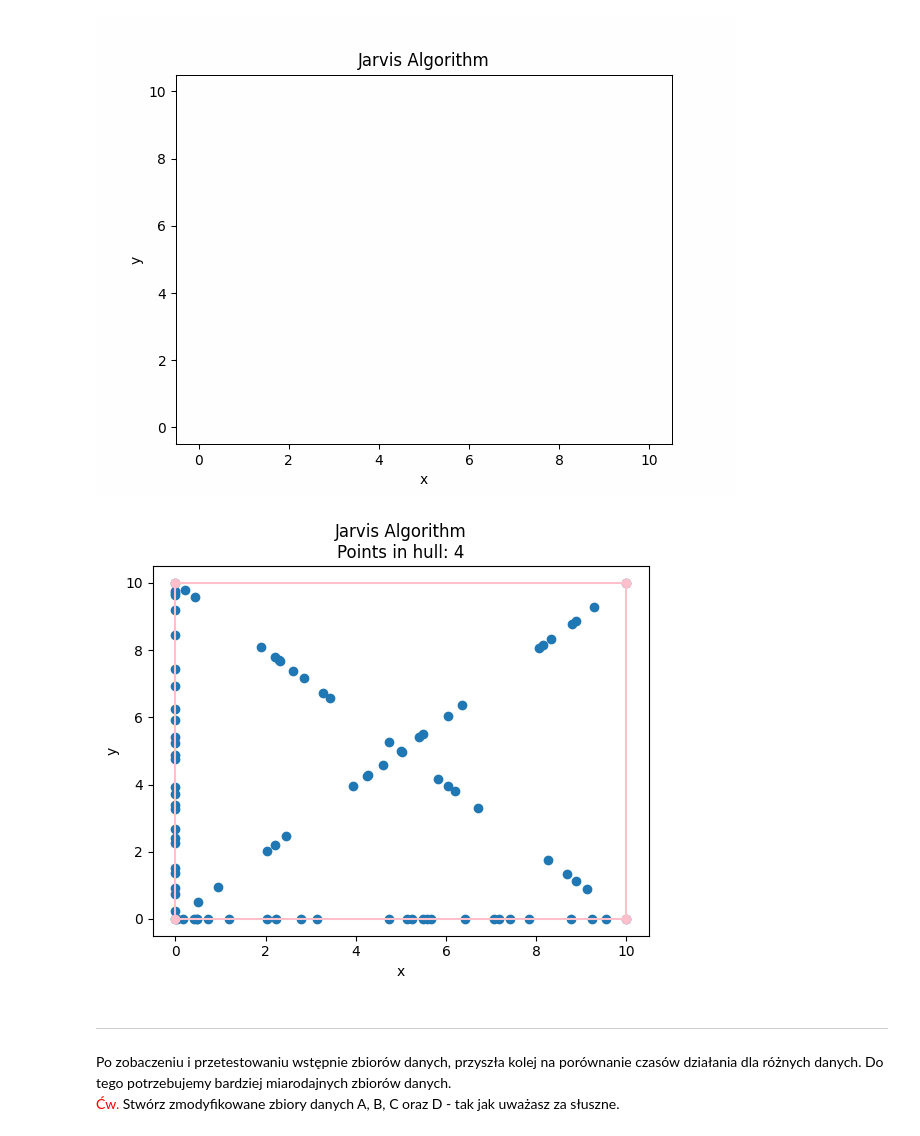
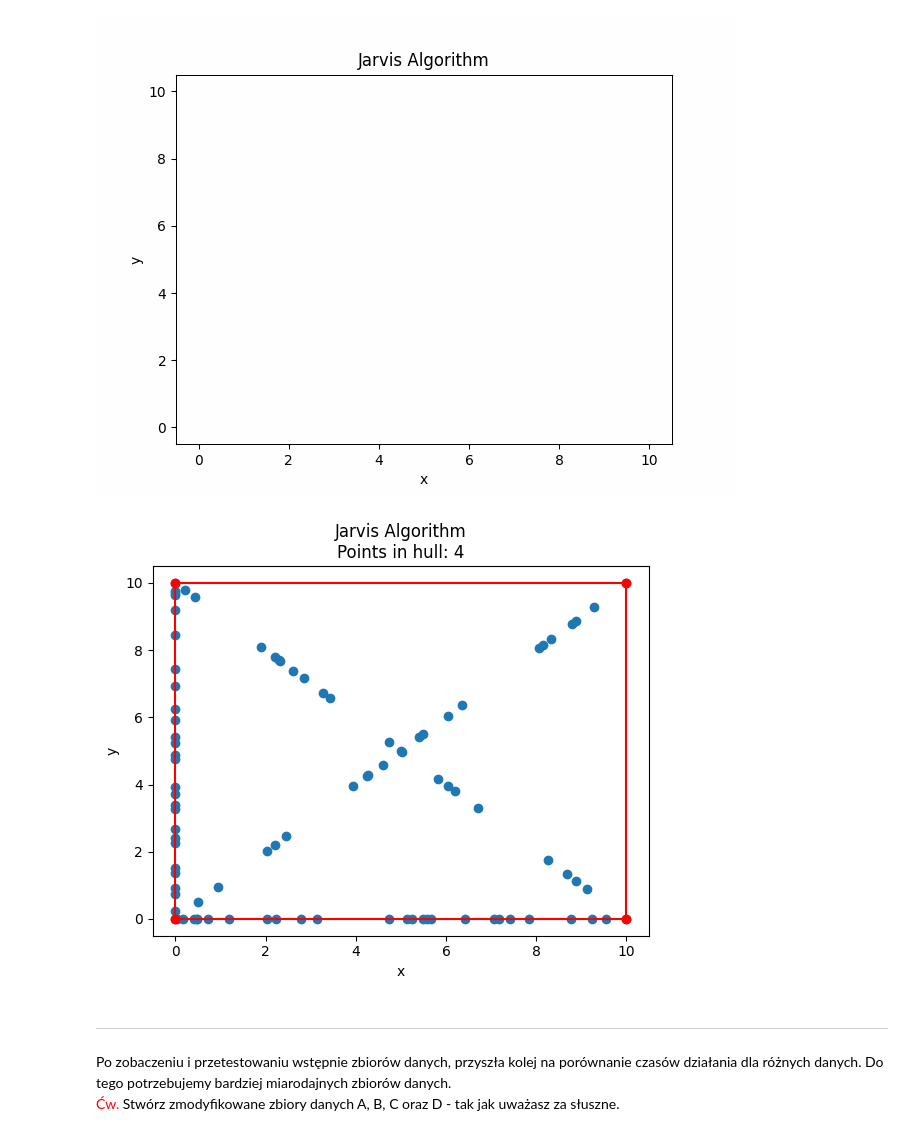
Before and after one commit to NCCMNT/Geometric-Algorithms, a Jupyter notebook: lab2/chmielewski_kod_2.ipynb, the cells around one changed output. Drawn from its saved outputs; the diff is of its cells as text; code cells hidden in the pictures.

```diff
--- a/lab2/chmielewski_kod_2.ipynb
+++ b/lab2/chmielewski_kod_2.ipynb
@@ -647,7 +740,6 @@ def jarvis_algorithm_draw(Q):
 
         for i in range(n):
             if Q[i] != a and Q[i] != b:
-
                 current_angle = find_angle(a,b,Q[i])
 
                 if (pi - current_angle) in angles:
@@ -667,6 +759,11 @@ def jarvis_algorithm_draw(Q):
 
         if len(angles) == 1: is_line = True
 
+        cons = vis.add_point(Q[index], color = 'pink')
+        consline = vis.add_line_segment((b, Q[index]), color = 'pink')
+        vis.remove_figure(cons)
+        vis.remove_figure(consline)
+
         return index, is_line
 
     if len(Q) <= 2: return Q
@@ -676,11 +773,11 @@ def jarvis_algorithm_draw(Q):
     vis.add_point(Q)
 
     p0 = find_lowest(Q)
-    vis.add_point(p0, color = "pink")
+    vis.add_point(p0, color = "red")
     ind, msg = find_lowest_angle((p0[0] - 1, p0[1]), p0, Q)
     p1 = Q[ind]
-    vis.add_line_segment((p0, p1), color = "pink")
-    vis.add_point(p1, color = "pink")
+    vis.add_line_segment((p0, p1), color = "red")
+    vis.add_point(p1, color = "red")
     CHS = [p0,p1]
     if msg: return CHS
 
@@ -689,8 +786,8 @@ def jarvis_algorithm_draw(Q):
     while current_point != p0:
         ind, msg = find_lowest_angle(CHS[-2],CHS[-1],Q)
         current_point = Q[ind]
-        vis.add_line_segment((CHS[-1], current_point), color = "pink")
-        vis.add_point(current_point, color = "pink")
+        vis.add_line_segment((CHS[-1], current_point), color = "red")
+        vis.add_point(current_point, color = "red")
         if msg: return CHS
         CHS.append(current_point)
 
@@ -713,8 +810,8 @@ n = len(jarvis_points_a)
 vis.clear()
 vis.add_title(f"Jarvis Algorithm\nPoints in hull: {n}")
 vis.add_point(points_a)
-vis.add_point(jarvis_points_a, color = "pink")
-vis.add_line_segment([(jarvis_points_a[i], jarvis_points_a[i+1]) for i in range(n-1)], color = "pink")
-vis.add_line_segment([jarvis_points_a[-1], jarvis_points_a[0]], color = "pink")
+vis.add_point(jarvis_points_a, color = "red")
+vis.add_line_segment([(jarvis_points_a[i], jarvis_points_a[i+1]) for i in range(n-1)], color = "red")
+vis.add_line_segment([jarvis_points_a[-1], jarvis_points_a[0]], color = "red")
 vis.show()
 # %% [output]
@@ -731,8 +828,8 @@ n = len(jarvis_points_b)
 vis.clear()
 vis.add_title(f"Jarvis Algorithm\nPoints in hull: {n}")
 vis.add_point(points_b)
-vis.add_point(jarvis_points_b, color = "pink")
-vis.add_line_segment([(jarvis_points_b[i], jarvis_points_b[i+1]) for i in range(n-1)], color = "pink")
-vis.add_line_segment([jarvis_points_b[-1], jarvis_points_b[0]], color = "pink")
+vis.add_point(jarvis_points_b, color = "red")
+vis.add_line_segment([(jarvis_points_b[i], jarvis_points_b[i+1]) for i in range(n-1)], color = "red")
+vis.add_line_segment([jarvis_points_b[-1], jarvis_points_b[0]], color = "red")
 vis.show()
 # %% [output]
@@ -751,8 +846,8 @@ n = len(jarvis_points_c)
 vis.clear()
 vis.add_title(f"Jarvis Algorithm\nPoints in hull: {n}")
 vis.add_point(points_c)
-vis.add_point(jarvis_points_c, color = "pink")
-vis.add_line_segment([(jarvis_points_c[i], jarvis_points_c[i+1]) for i in range(n-1)], color = "pink")
-vis.add_line_segment([jarvis_points_c[-1], jarvis_points_c[0]], color = "pink")
+vis.add_point(jarvis_points_c, color = "red")
+vis.add_line_segment([(jarvis_points_c[i], jarvis_points_c[i+1]) for i in range(n-1)], color = "red")
+vis.add_line_segment([jarvis_points_c[-1], jarvis_points_c[0]], color = "red")
 vis.show()
 # %% [output]
@@ -768,15 +863,15 @@ vis_jarvis_d.show_gif()
 # %%
 # visualize(jarvis_points_d)
 n = len(jarvis_points_d)
 vis.clear()
 vis.add_title(f"Jarvis Algorithm\nPoints in hull: {n}")
 vis.add_point(points_d)
-vis.add_point(jarvis_points_d, color = "pink")
-vis.add_line_segment([(jarvis_points_d[i], jarvis_points_d[i+1]) for i in range(n-1)], color = "pink")
-vis.add_line_segment([jarvis_points_d[-1], jarvis_points_d[0]], color = "pink")
+vis.add_point(jarvis_points_d, color = "red")
+vis.add_line_segment([(jarvis_points_d[i], jarvis_points_d[i+1]) for i in range(n-1)], color = "red")
+vis.add_line_segment([jarvis_points_d[-1], jarvis_points_d[0]], color = "red")
 vis.show()
 # %% [output]
-[figure, old version]
+[figure, new version]
 # %% [markdown]
 
 ---
```
Also changed, not shown: parts of 10 cells of this notebook, 3 other files.
